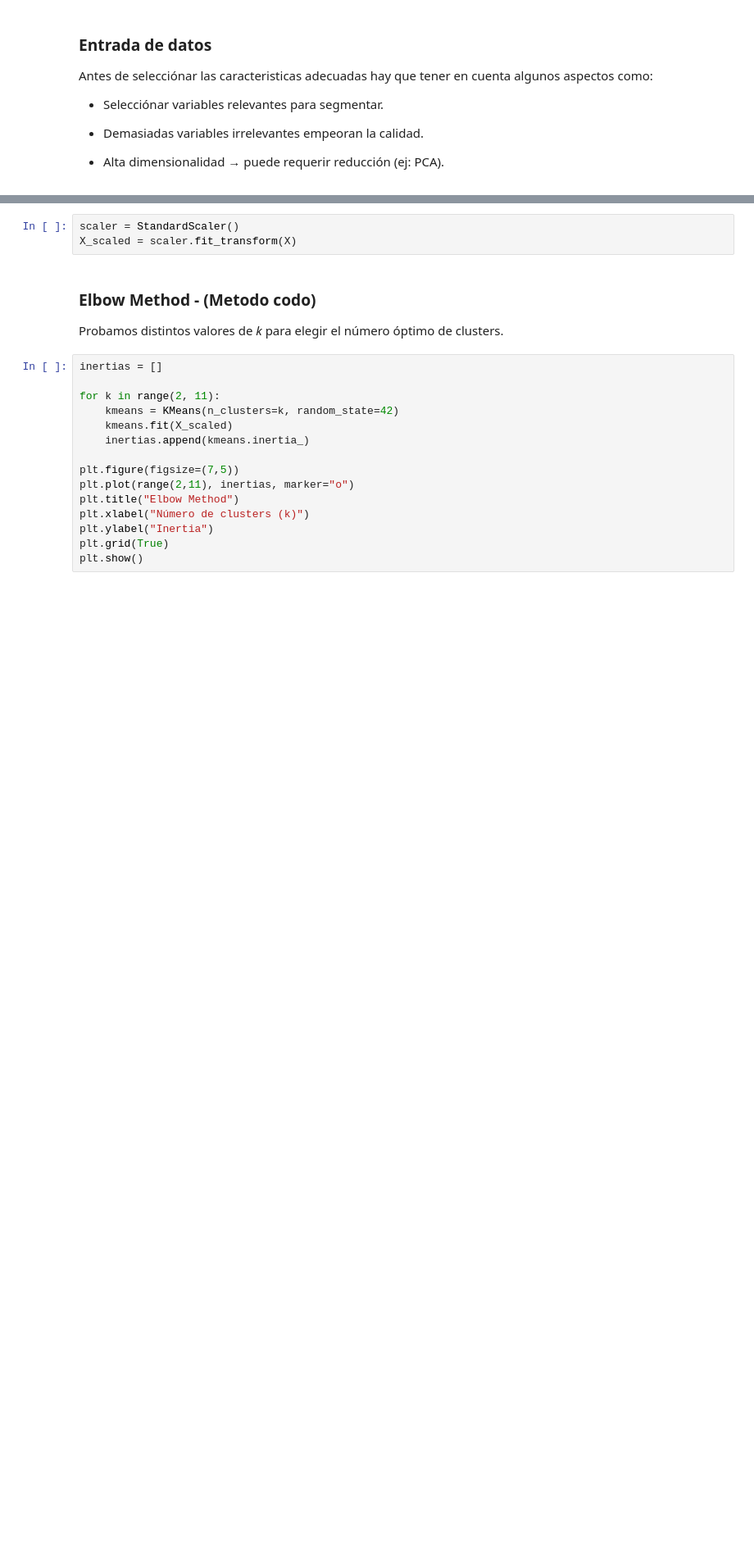
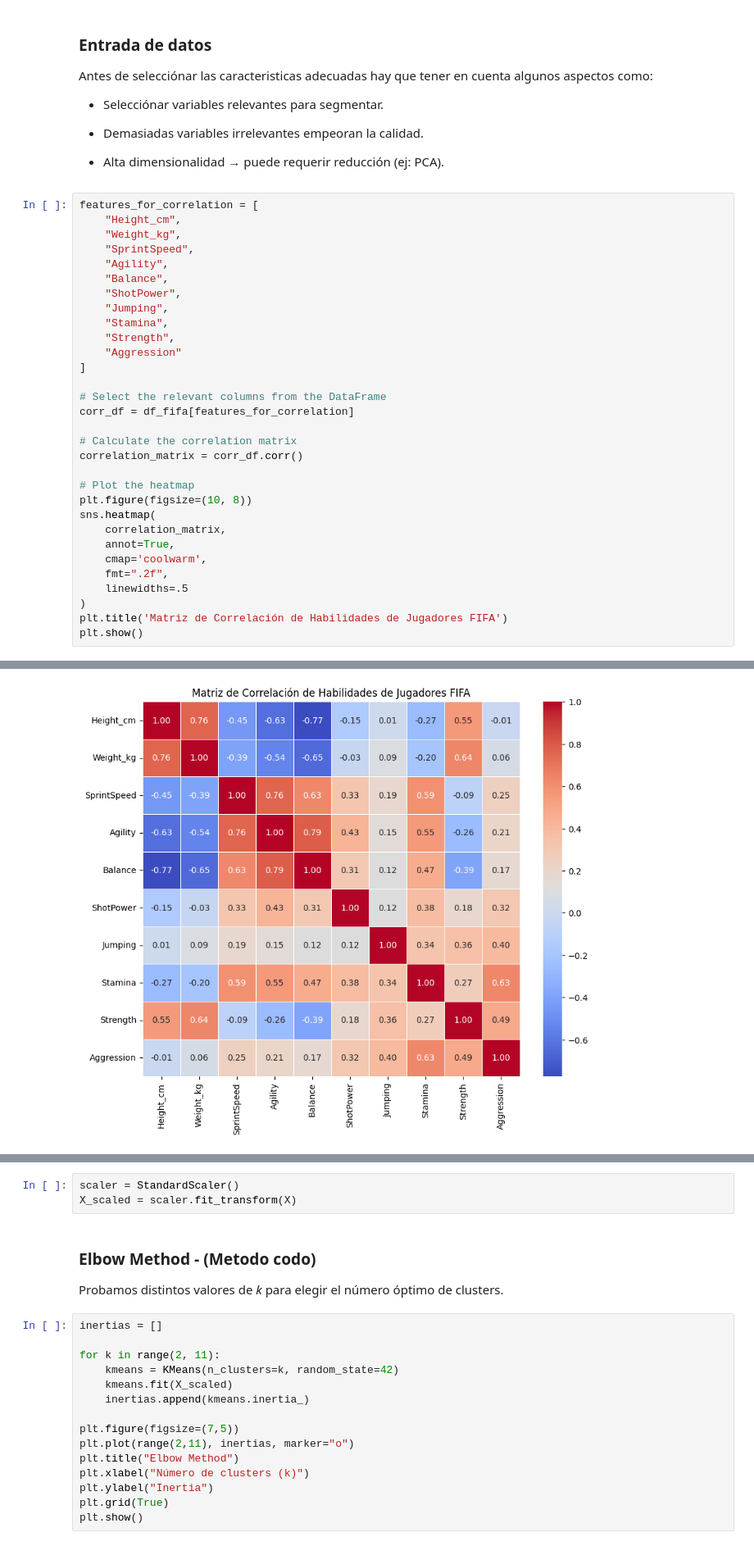
Before and after one commit to BrandonLCC/FIFA_ML_Kedro, a Jupyter notebook: notebooks/unsupervised/01_clustering_kmeans.ipynb, the cells around one changed output, grey strips where cells are left out. Shown at 82% size. Saved outputs shown, nothing was run; the diff lists cells and outputs as text; blank space fills up the shorter version.

```diff
--- a/notebooks/unsupervised/01_clustering_kmeans.ipynb
+++ b/notebooks/unsupervised/01_clustering_kmeans.ipynb
@@ -484,3 +578,35 @@ Antes de selecciónar las caracteristicas adecuadas hay que tener en cuenta algu
 - Demasiadas variables irrelevantes empeoran la calidad.
 
 - Alta dimensionalidad → puede requerir reducción (ej: PCA).
+# %%
+features_for_correlation = [
+    "Height_cm",
+    "Weight_kg",
+    "SprintSpeed",
+    "Agility",
+    "Balance",
+    "ShotPower",
+    "Jumping",
+    "Stamina",
+    "Strength",
+    "Aggression"
+]
+
+# Select the relevant columns from the DataFrame
+corr_df = df_fifa[features_for_correlation]
+
+# Calculate the correlation matrix
+correlation_matrix = corr_df.corr()
+
+# Plot the heatmap
+plt.figure(figsize=(10, 8))
+sns.heatmap(
+    correlation_matrix,
+    annot=True,
+    cmap='coolwarm',
+    fmt=".2f",
+    linewidths=.5
+)
+plt.title('Matriz de Correlación de Habilidades de Jugadores FIFA')
+plt.show()
+# %% [output]
@@ -487,3 +614,4 @@ Antes de selecciónar las caracteristicas adecuadas hay que tener en cuenta algu
+[figure, added]
 # %%
 # 2. Selección de features
 features = [
```
Also changed, not shown: parts of 34 cells of this notebook, 4 other files.
